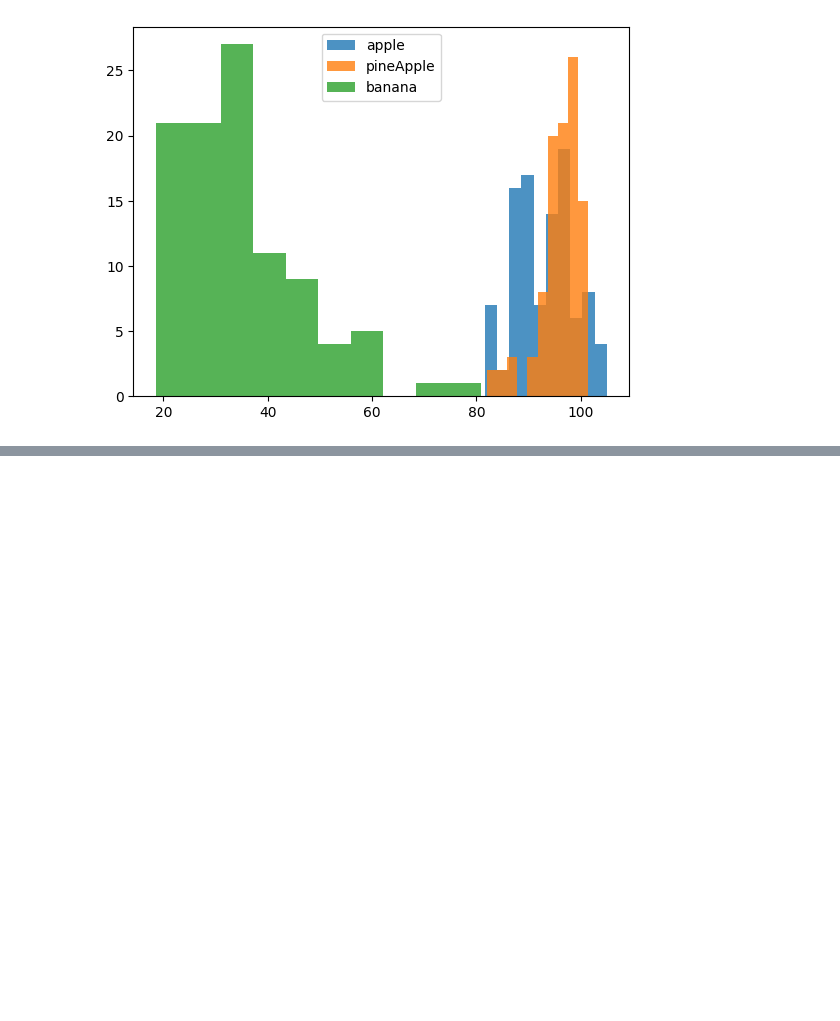
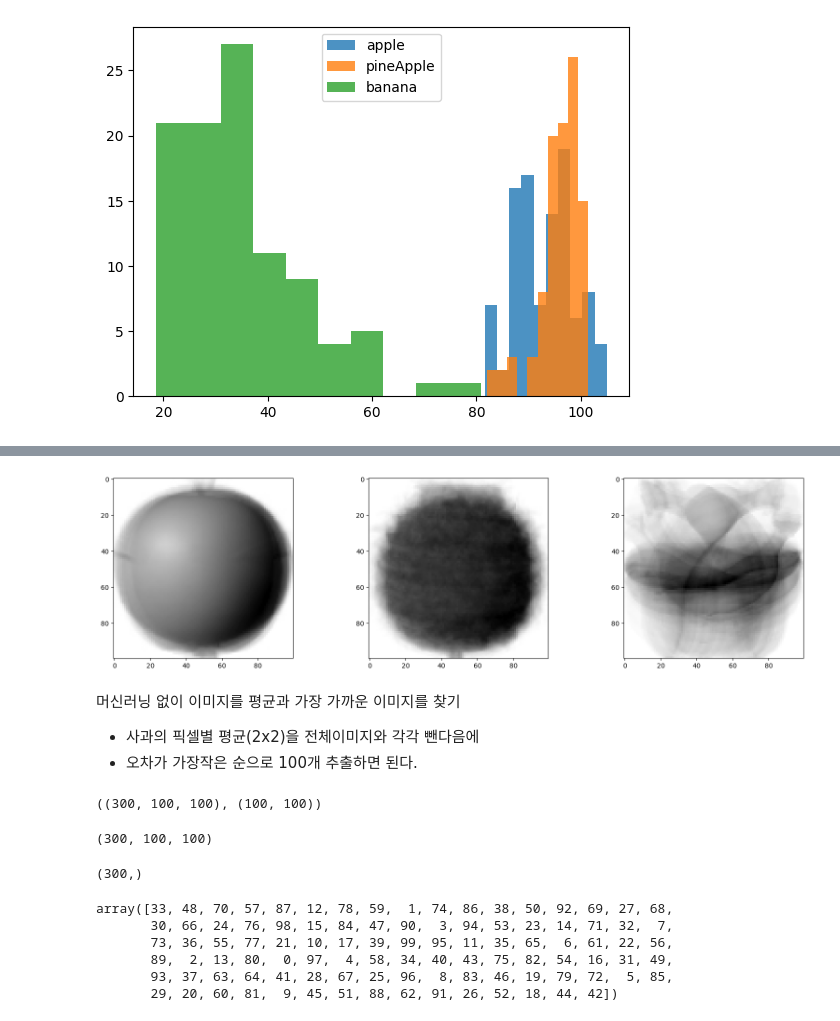
Before and after one commit to leekyuyoung20231211/python, a Jupyter notebook: 군집_20240216.ipynb, the cells around one changed output, grey strips where cells are left out. Saved outputs shown, nothing was run; the diff lists cells and outputs as text; code cells hidden in the pictures; blank space fills up the shorter version.

```diff
--- a/군집_20240216.ipynb
+++ b/군집_20240216.ipynb
@@ -78,0 +102,37 @@ plt.show()
+# %%
+fig,axs =  plt.subplots(1,3,figsize=(20,5))
+axs[0].imshow(apple_mean,cmap='gray_r')
+axs[1].imshow(pineapple_mean,cmap='gray_r')
+axs[2].imshow(banana_mean,cmap='gray_r')
+plt.show()
+# %% [output]
+[figure, added]
+# %% [markdown]
+머신러닝 없이 이미지를 평균과 가장 가까운 이미지를 찾기
+  - 사과의 픽셀별 평균(2x2)을 전체이미지와 각각 뺀다음에
+  - 오차가 가장작은 순으로 100개 추출하면 된다.
+# %%
+# shape를 동일한지 확인
+data.shape, apple_mean.shape
+# %% [output]
+((300, 100, 100), (100, 100))
+# %%
+app_diff = np.abs(data - apple_mean)
+app_diff.shape
+# %% [output]
+(300, 100, 100)
+# %%
+app_diff =  np.mean(app_diff, axis=(1,2))
+app_diff.shape
+# %% [output]
+(300,)
+# %%
+app_index = np.argsort(app_diff)
+app_index[:100]
+# %% [output]
+array([33, 48, 70, 57, 87, 12, 78, 59,  1, 74, 86, 38, 50, 92, 69, 27, 68,
+       30, 66, 24, 76, 98, 15, 84, 47, 90,  3, 94, 53, 23, 14, 71, 32,  7,
+       73, 36, 55, 77, 21, 10, 17, 39, 99, 95, 11, 35, 65,  6, 61, 22, 56,
+       89,  2, 13, 80,  0, 97,  4, 58, 34, 40, 43, 75, 82, 54, 16, 31, 49,
+       93, 37, 63, 64, 41, 28, 67, 25, 96,  8, 83, 46, 19, 79, 72,  5, 85,
+       29, 20, 60, 81,  9, 45, 51, 88, 62, 91, 26, 52, 18, 44, 42])
```
Also changed, not shown: parts of 13 cells of this notebook.
